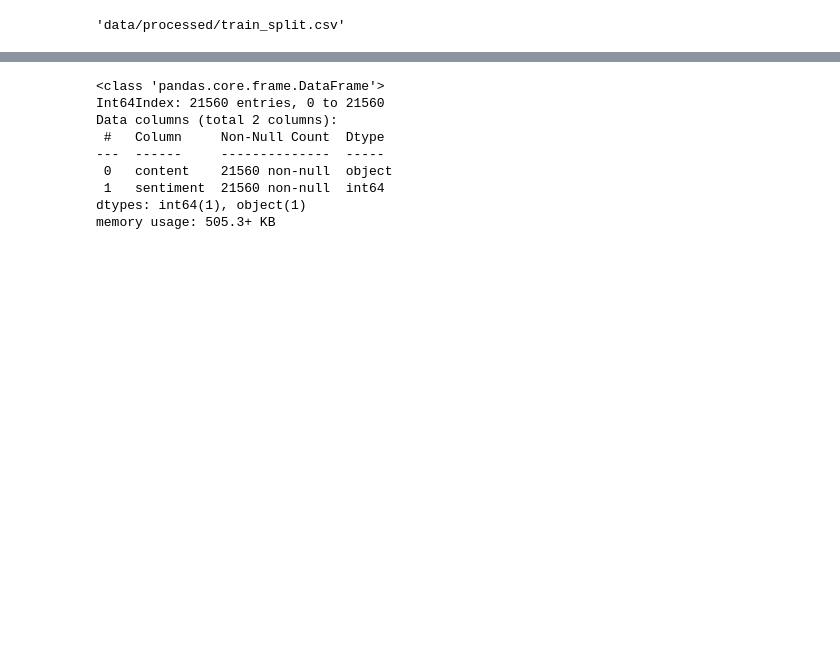
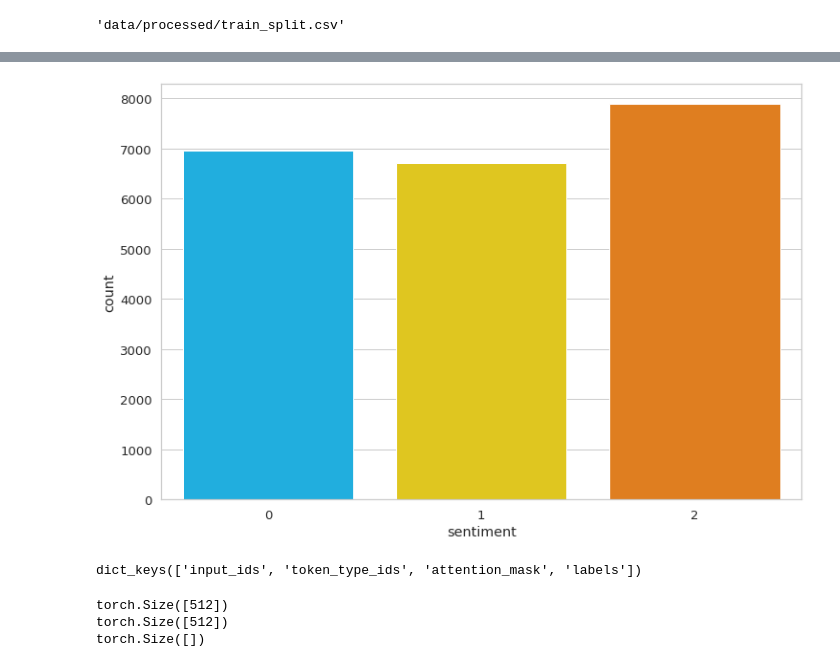
Before and after one commit to martin-fabbri/hf-sentiment-analysis, a Jupyter notebook: notebooks/data_loader.ipynb, the cells around one changed output, grey strips where cells are left out. Saved outputs shown, nothing was run; the diff lists cells and outputs as text; code cells hidden in the pictures; blank space fills up the shorter version.

Commit message:
train stage

```diff
--- a/notebooks/data_loader.ipynb
+++ b/notebooks/data_loader.ipynb
@@ -62,12 +75,4 @@ df2 = df_train.dropna(axis = 0, how ='any')
-# %%
-df2.info()
-# %% [output]
-<class 'pandas.core.frame.DataFrame'>
-Int64Index: 21560 entries, 0 to 21560
-Data columns (total 2 columns):
- #   Column     Non-Null Count  Dtype
----  ------     --------------  -----
- 0   content    21560 non-null  object
- 1   sentiment  21560 non-null  int64
-dtypes: int64(1), object(1)
-memory usage: 505.3+ KB
+# %%
+sns.countplot(x=df_train.sentiment);
+# %% [output]
+[figure, added]
@@ -73,0 +83,13 @@ memory usage: 505.3+ KB
+# %%
+data = next(iter(train_dataset))
+data.keys()
+# %% [output]
+dict_keys(['input_ids', 'token_type_ids', 'attention_mask', 'labels'])
+# %%
+print(data["input_ids"].shape)
+print(data["attention_mask"].shape)
+print(data["labels"].shape)
+# %% [output]
+torch.Size([512])
+torch.Size([512])
+torch.Size([])
```
Also changed, not shown: parts of 16 cells of this notebook, 11 other files.
